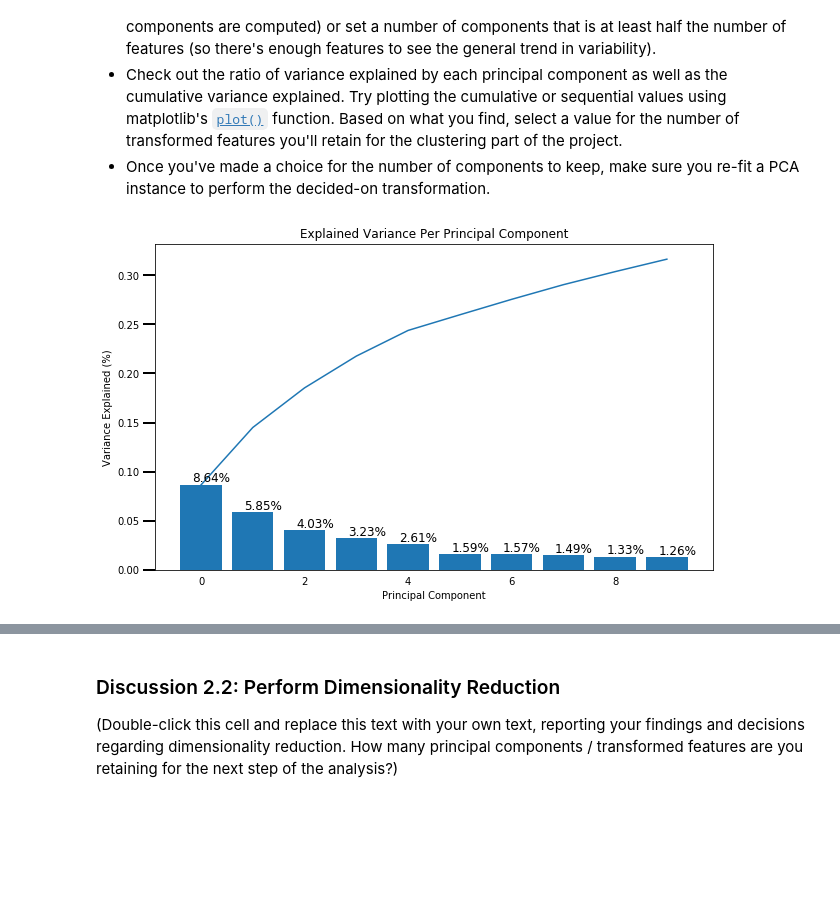
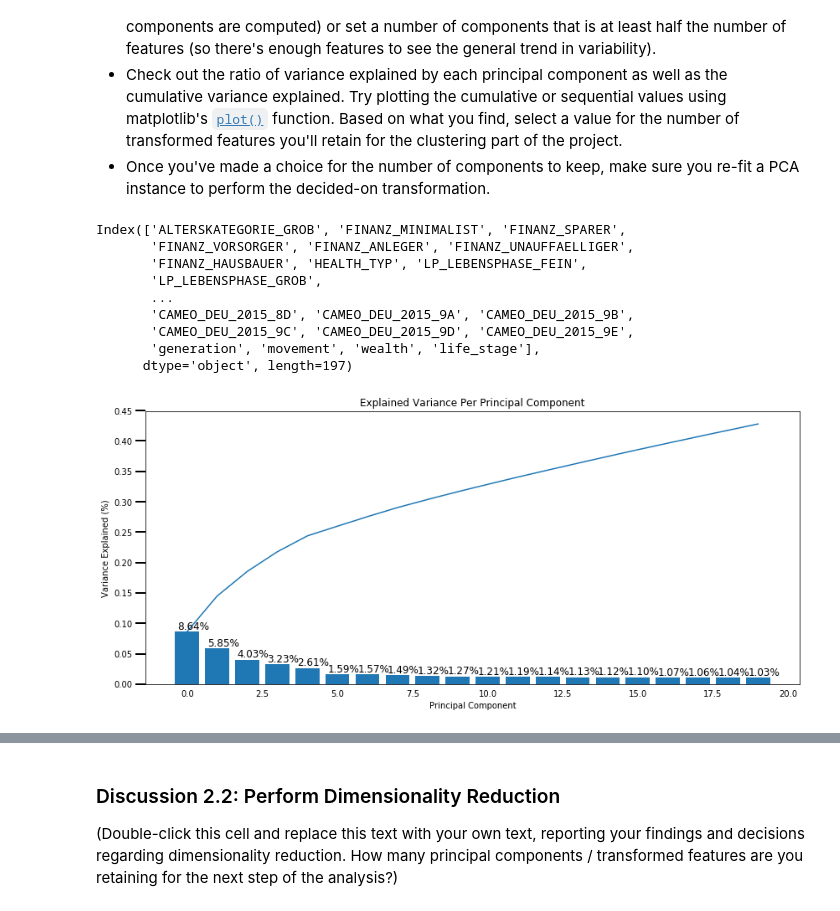
Before and after one commit to jimmyadeline/DSND_Term1, a Jupyter notebook: projects/p3_Identify Customer Segments/Identify_Customer_Segments.ipynb, the cells around one changed output, grey strips where cells are left out. Cells and saved outputs as stored; diff of their text form; code cells hidden in the pictures; blank space fills up the shorter version.

```diff
--- a/projects/p3_Identify Customer Segments/Identify_Customer_Segments.ipynb
+++ b/projects/p3_Identify Customer Segments/Identify_Customer_Segments.ipynb
@@ -237,8 +251,7 @@ KBA05_BAUMAX    476524.
 # Remove columns with too many missing values
 def drop_column(df):
     drop_column=['AGER_TYP','GEBURTSJAHR','TITEL_KZ','ALTER_HH','KK_KUNDENTYP','KBA05_BAUMAX']
-    if 'Ager_TYP' in df.columns:
-        df = df.drop(drop_column,axis=1)
+    df = df.drop(drop_column,axis=1)
     return df
 # %%
 azdias = drop_column(azdias)
@@ -602,9 +650,21 @@ On your scaled data, you are now ready to apply dimensionality reduction techniq
 - Once you've made a choice for the number of components to keep, make sure you re-fit a PCA instance to perform the decided-on transformation.
 # %%
 from sklearn.decomposition import PCA
+# %%
+azdias_new.keys()
+# %% [output]
+Index(['ALTERSKATEGORIE_GROB', 'FINANZ_MINIMALIST', 'FINANZ_SPARER',
+       'FINANZ_VORSORGER', 'FINANZ_ANLEGER', 'FINANZ_UNAUFFAELLIGER',
+       'FINANZ_HAUSBAUER', 'HEALTH_TYP', 'LP_LEBENSPHASE_FEIN',
+       'LP_LEBENSPHASE_GROB',
+       ...
+       'CAMEO_DEU_2015_8D', 'CAMEO_DEU_2015_9A', 'CAMEO_DEU_2015_9B',
+       'CAMEO_DEU_2015_9C', 'CAMEO_DEU_2015_9D', 'CAMEO_DEU_2015_9E',
+       'generation', 'movement', 'wealth', 'life_stage'],
+      dtype='object', length=197)
 # %%
 # Apply PCA to the data.
-def do_pca(n_components, X):
+def do_pca(n_components, data):
     '''
     Transforms data using PCA to create n_components, and provides back the results of the transformation.
     INPUT: n_components - int - the number of principal components to create
@@ -612,6 +672,7 @@ def do_pca(n_components, X):
     OUTPUT: pca - the pca object created after fitting the data
             X_pca - the transformed X matrix with new number of components
     '''
+    X = StandardScaler().fit_transform(data)
     pca = PCA(n_components)
     X_pca = pca.fit_transform(X)
     return pca, X_pca
@@ -619,17 +680,13 @@ def do_pca(n_components, X):
 def scree_plot(pca):
     '''
     Creates a scree plot associated with the principal components
-
     INPUT: pca - the result of instantian of PCA in scikit learn
-
-    OUTPUT:
-            None
     '''
     num_components=len(pca.explained_variance_ratio_)
     ind = np.arange(num_components)
     vals = pca.explained_variance_ratio_
 
-    plt.figure(figsize=(10, 6))
+    plt.figure(figsize=(14, 6))
     ax = plt.subplot(111)
     cumvals = np.cumsum(vals)
     ax.bar(ind, vals)
@@ -645,7 +702,7 @@ def scree_plot(pca):
     plt.title('Explained Variance Per Principal Component')
 # %%
 # Investigate the variance accounted for by each principal component.
-pca, X_pca = do_pca(10, X)
+pca, X_pca = do_pca(20, azdias_new)
 scree_plot(pca)
 # %% [output]
-[figure, old version]
+[figure, new version]
```
Also changed, not shown: parts of 14 cells of this notebook.
